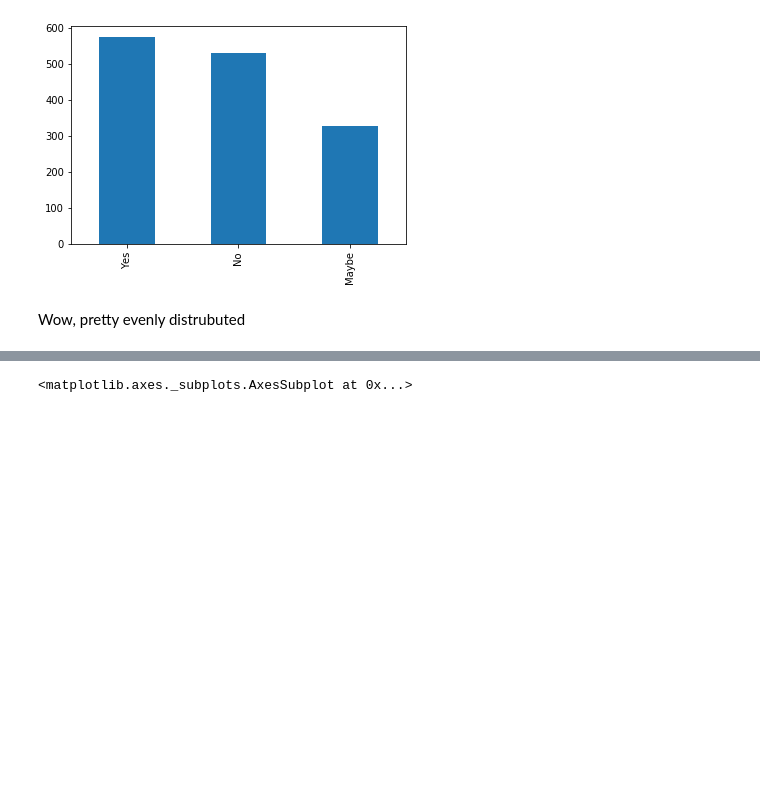
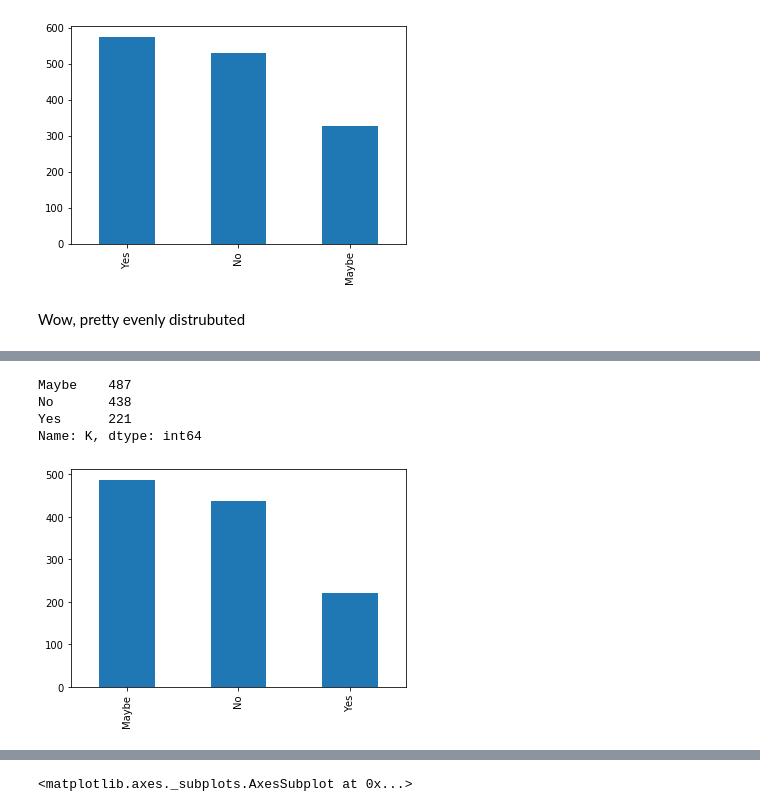
Before and after one commit to sjc5897/DSCI-633-Project, a Jupyter notebook: Data_Exploration.ipynb, the cells around one changed output, grey strips where cells are left out. Cells and saved outputs as stored; diff of their text form; code cells hidden in the pictures; blank space fills up the shorter version.

```diff
--- a/Data_Exploration.ipynb
+++ b/Data_Exploration.ipynb
@@ -121,0 +155,10 @@ Wow, pretty evenly distrubuted
+# %%
+# bar chart - Do you think that discussing a mental health disorder with your employer would have negative consequences?
+data['K'].value_counts().plot(kind='bar')
+print(data['K'].value_counts())
+# %% [output]
+Maybe    487
+No       438
+Yes      221
+Name: K, dtype: int64
+[figure, added]
```
Also changed, not shown: parts of 6 cells of this notebook, 1 other file.
